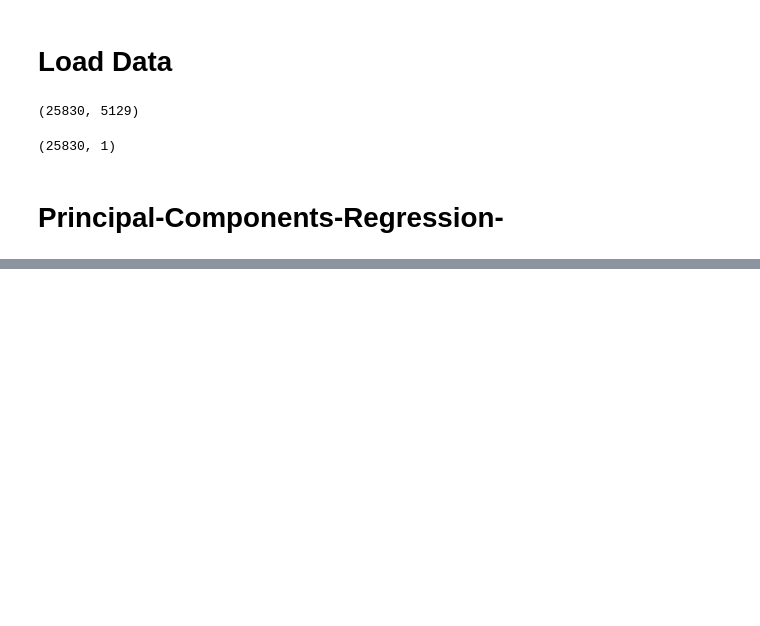
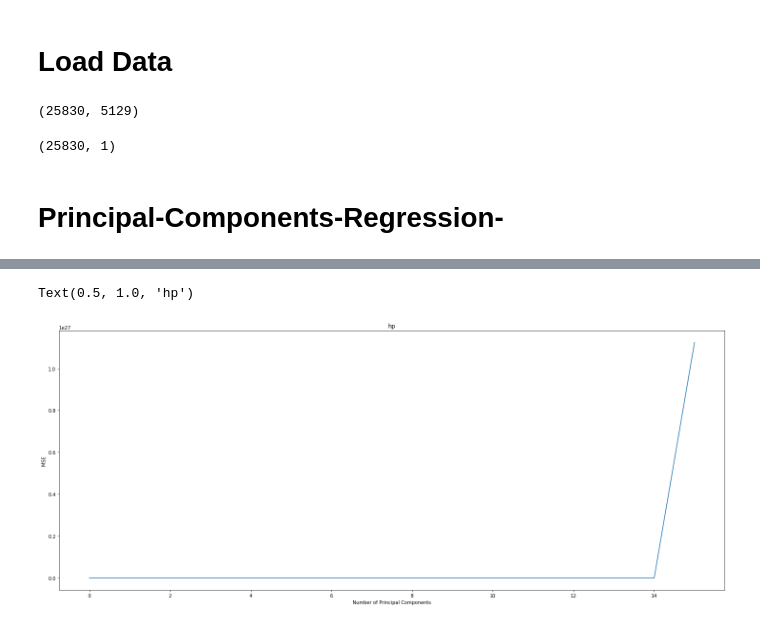
Before and after one commit to amodi01/airbnbpriceprediction, a Jupyter notebook: EDA_Notebooks/Step_8_PCA.ipynb, the cells around one changed output, grey strips where cells are left out. Saved outputs shown, nothing was run; the diff lists cells and outputs as text; code cells hidden in the pictures; blank space fills up the shorter version.

```diff
--- a/EDA_Notebooks/Step_8_PCA.ipynb
+++ b/EDA_Notebooks/Step_8_PCA.ipynb
@@ -62,10 +35,9 @@ from sklearn.metrics import mean_squared_error
 # %% [markdown]
 ## Global Variables
 # %%
-_PickleFilesFolder="pickle_files"
+_PickleFilesFolder="data"
 _PickleFile_Merged_Listing_NY="Merged_Listing_NY"
 _PickleFile_Vectorized_Data="NY_Vectors"
-scaler = MinMaxScaler()
 # %% [markdown]
 # Helper Methods
 # %% [markdown]
@@ -79,7 +51,7 @@ X_train.shape
 # %% [output]
 (25830, 5129)
 # %%
-y_train=pd.DataFrame( np.load( _PickleFilesFolder + "/" + _PickleFile_Merged_Listing_NY + "_" + "y_train_raw.npy"))
+y_train=pd.DataFrame( np.load( _PickleFilesFolder + "/" + _PickleFile_Merged_Listing_NY + "_c_" + "y_train.npz")["arr_0"])
 # %%
 y_train.shape
 # %% [output]
@@ -95,29 +67,17 @@ y_train.shape
 # %%
 #scale predictor variables
 pcr = PCA()
-x_train_pcr = pca.fit_transform(scale(X_train_Final))
+x_train_pcr = pcr.fit_transform(scale(X_train))
 
 #define cross validation method
 cvr = RepeatedKFold(n_splits=10, n_repeats=3, random_state=1)
 
-lr_reg = LinearRegression()
+lr_reg = LinearRegression(n_jobs=-1)
 mse = []
 
 # Calculate MSE with only the intercept
 score = -1*model_selection.cross_val_score(lr_reg,
            np.ones((len(x_train_pcr),1)), y_train, cv=cvr,
-           scoring='neg_mean_squared_error',).mean()
+           scoring='neg_mean_squared_error',n_jobs=-1,verbose=2).mean()
 mse.append(score)
-
-# Calculate MSE using cross-validation, adding one component at a time
-for i in np.arange(40, 50):
-    score = -1*model_selection.cross_val_score(lr_reg,
-               x_train_pcr[:,:i], y, cv=cvr, scoring='neg_mean_squared_error').mean()
-    mse.append(score)
-
-# Plot cross-validation results
-plt.plot(mse)
-plt.xlabel('Number of Principal Components')
-plt.ylabel('MSE')
-plt.title('hp')
 # %% [output]
@@ -124,0 +90,9 @@ KeyboardInterrupt:
+# %%
+# Calculate MSE using cross-validation, adding one component at a time
+components_list=[10,50,100,200,500,700,1000,1300,1800,2000,2500,3000,3500,4000,5000]
+for i in components_list:
+
+    score = -1*model_selection.cross_val_score(lr_reg,
+               x_train_pcr[:,:i], y_train, cv=cvr, scoring='neg_mean_squared_error',n_jobs=-1,verbose=0).mean()
+    print("Componets : ",i, " Error: " ,score)
+    mse.append(score)
@@ -124,0 +115,10 @@ KeyboardInterrupt:
+# %%
+# Plot cross-validation results
+plt.figure(figsize=(25,10))
+plt.plot(mse)
+plt.xlabel('Number of Principal Components')
+plt.ylabel('MSE')
+plt.title('hp')
+# %% [output]
+Text(0.5, 1.0, 'hp')
+[figure, added]
```
Also changed, not shown: parts of 16 cells of this notebook, 4 other files.
